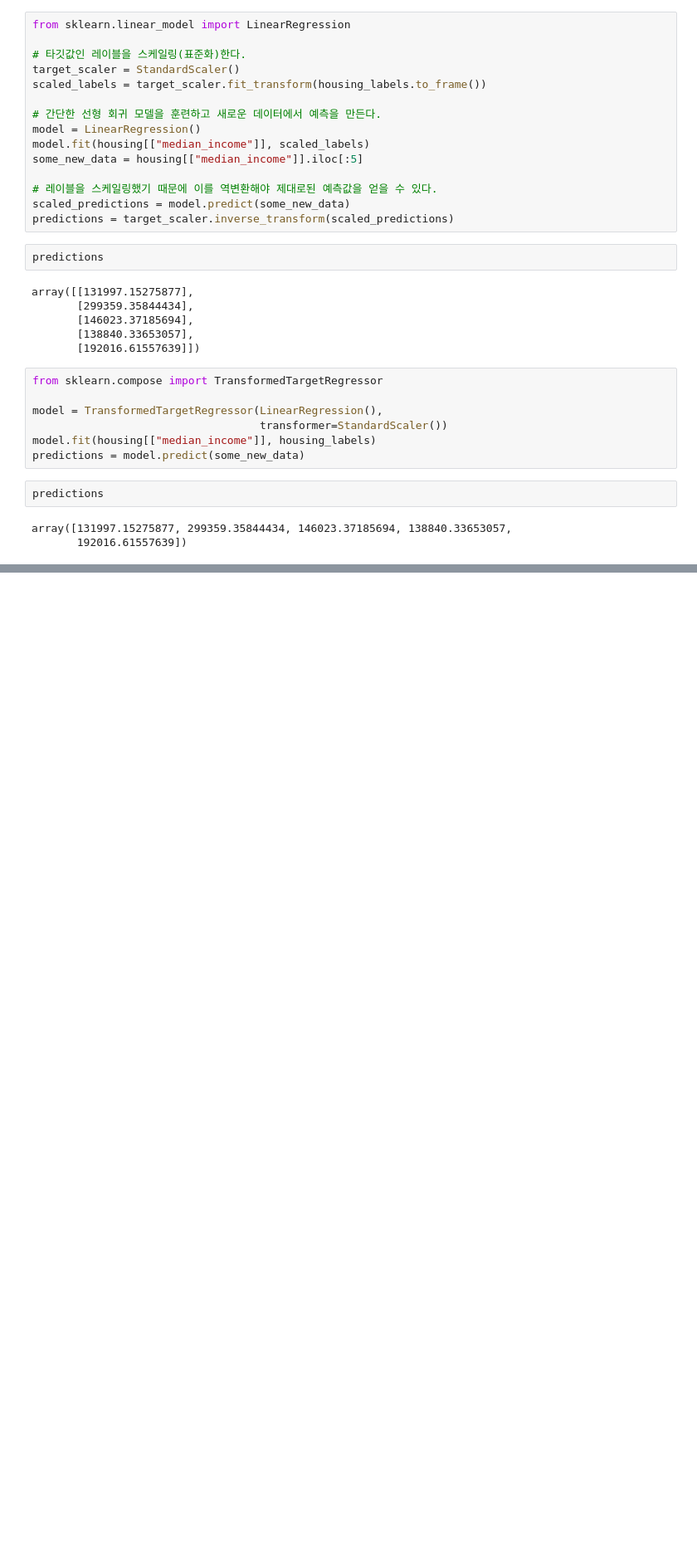
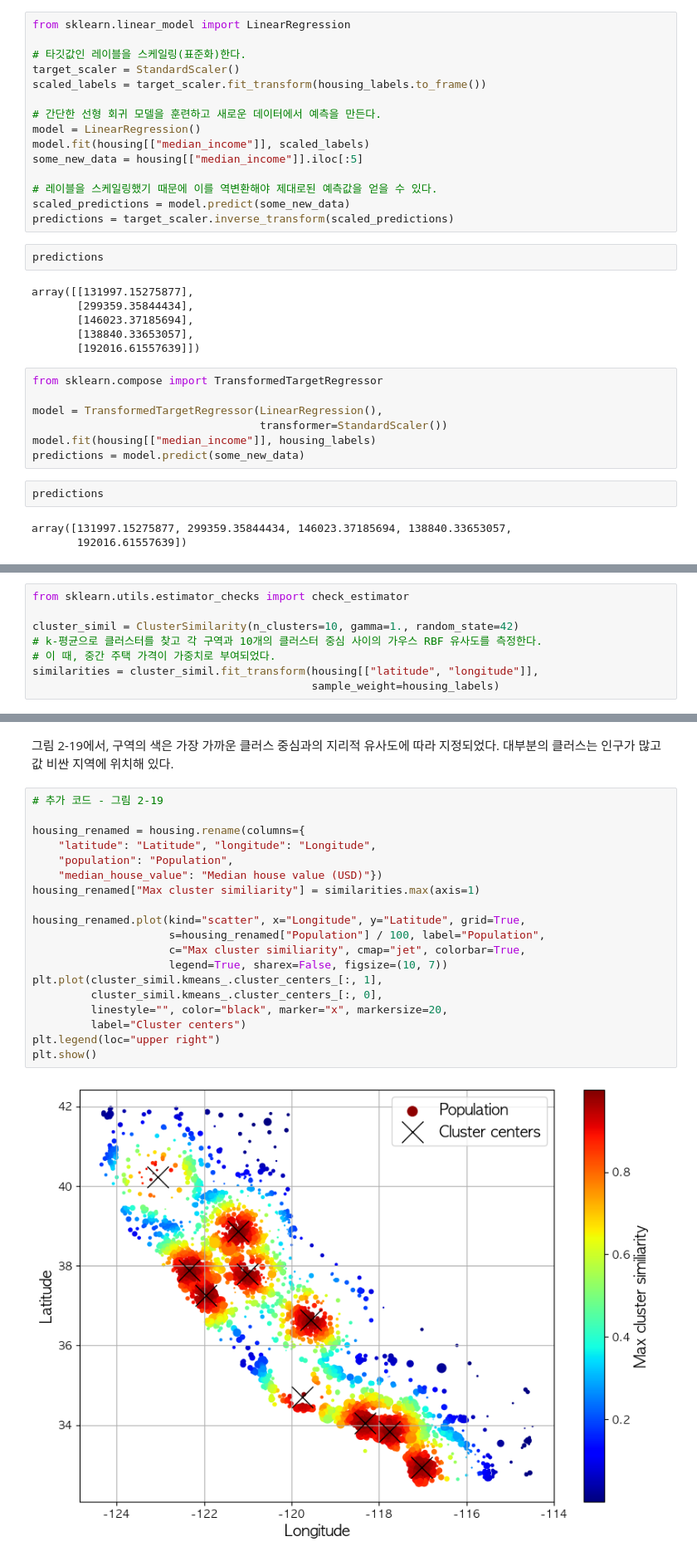
Before and after one commit to Logqwerty/handson-ml3-practice, a Jupyter notebook: 02_end_to_end_ml_project.ipynb, the cells around one changed output, grey strips where cells are left out. Shown at 83% size. Saved outputs shown, nothing was run; the diff lists cells and outputs as text; blank space fills up the shorter version.

```diff
--- a/02_end_to_end_ml_project.ipynb
+++ b/02_end_to_end_ml_project.ipynb
@@ -1114,0 +1260,8 @@ array([131997.15275877, 299359.35844434, 146023.37185694, 138840.33653057,
+# %%
+from sklearn.utils.estimator_checks import check_estimator
+
+cluster_simil = ClusterSimilarity(n_clusters=10, gamma=1., random_state=42)
+# k-평균으로 클러스터를 찾고 각 구역과 10개의 클러스터 중심 사이의 가우스 RBF 유사도를 측정한다.
+# 이 때, 중간 주택 가격이 가중치로 부여되었다.
+similarities = cluster_simil.fit_transform(housing[["latitude", "longitude"]],
+                                           sample_weight=housing_labels)
@@ -1114,0 +1279,23 @@ array([131997.15275877, 299359.35844434, 146023.37185694, 138840.33653057,
+# %% [markdown]
+그림 2-19에서, 구역의 색은 가장 가까운 클러스 중심과의 지리적 유사도에 따라 지정되었다. 대부분의 클러스는 인구가 많고 값 비싼 지역에 위치해 있다.
+# %%
+# 추가 코드 - 그림 2-19
+
+housing_renamed = housing.rename(columns={
+    "latitude": "Latitude", "longitude": "Longitude",
+    "population": "Population",
+    "median_house_value": "Median house value (USD)"})
+housing_renamed["Max cluster similiarity"] = similarities.max(axis=1)
+
+housing_renamed.plot(kind="scatter", x="Longitude", y="Latitude", grid=True,
+                     s=housing_renamed["Population"] / 100, label="Population",
+                     c="Max cluster similiarity", cmap="jet", colorbar=True,
+                     legend=True, sharex=False, figsize=(10, 7))
+plt.plot(cluster_simil.kmeans_.cluster_centers_[:, 1],
+         cluster_simil.kmeans_.cluster_centers_[:, 0],
+         linestyle="", color="black", marker="x", markersize=20,
+         label="Cluster centers")
+plt.legend(loc="upper right")
+plt.show()
+# %% [output]
+[figure, added]
```
Also changed, not shown: parts of 20 cells of this notebook.
